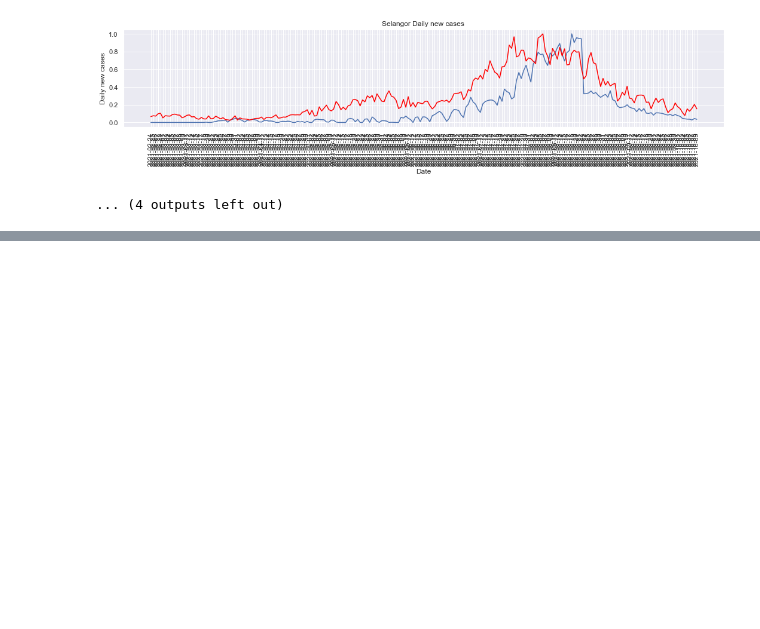
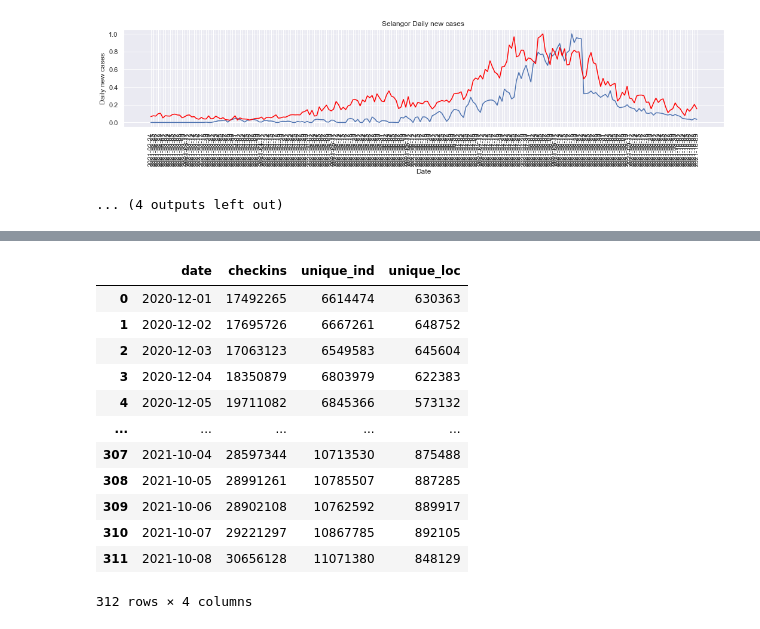
Before and after one commit to sidharrth2002/covid-streamlit-2, a Jupyter notebook: exploration.ipynb, the cells around one changed output, grey strips where cells are left out. Cells and saved outputs as stored; diff of their text form; code cells hidden in the pictures; blank space fills up the shorter version.

```diff
--- a/exploration.ipynb
+++ b/exploration.ipynb
@@ -2141,0 +2151,16 @@ for i in states:
+# %%
+checkins
+# %% [output]
+|  | date | checkins | unique_ind | unique_loc |
+| 0 | 2020-12-01 | 17492265 | 6614474 | 630363 |
+| 1 | 2020-12-02 | 17695726 | 6667261 | 648752 |
+| 2 | 2020-12-03 | 17063123 | 6549583 | 645604 |
+| 3 | 2020-12-04 | 18350879 | 6803979 | 622383 |
+| 4 | 2020-12-05 | 19711082 | 6845366 | 573132 |
+| ... | ... | ... | ... | ... |
+| 307 | 2021-10-04 | 28597344 | 10713530 | 875488 |
+| 308 | 2021-10-05 | 28991261 | 10785507 | 887285 |
+| 309 | 2021-10-06 | 28902108 | 10762592 | 889917 |
+| 310 | 2021-10-07 | 29221297 | 10867785 | 892105 |
+| 311 | 2021-10-08 | 30656128 | 11071380 | 848129 |
+312 rows × 4 columns
```
Also changed, not shown: parts of 18 cells of this notebook.
